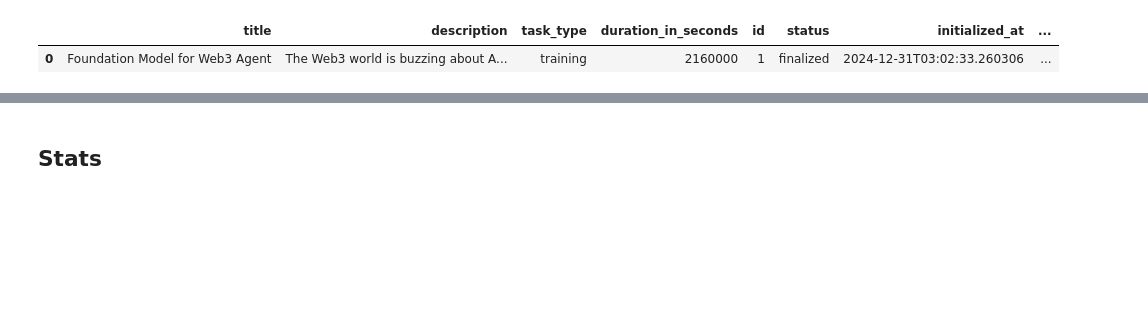
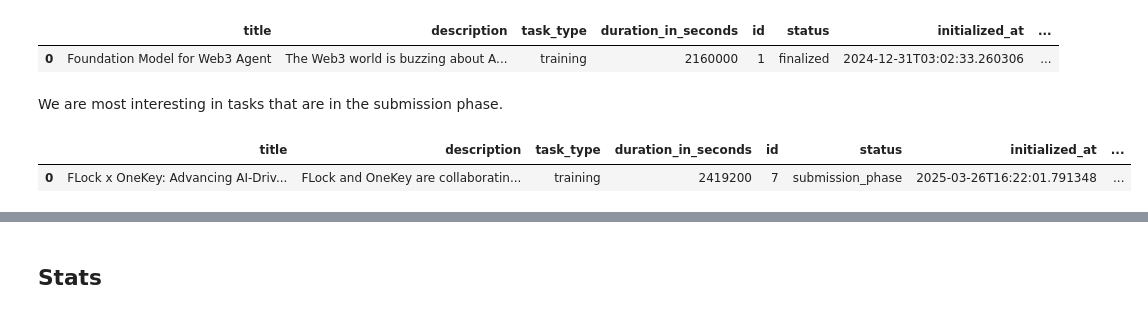
Before and after one commit to CarloLepelaars/flocky, a Jupyter notebook: nbs/01_api.ipynb, the cells around one changed output, grey strips where cells are left out. Cells and saved outputs as stored; diff of their text form; code cells hidden in the pictures; blank space fills up the shorter version.

```diff
--- a/nbs/01_api.ipynb
+++ b/nbs/01_api.ipynb
@@ -60,4 +67,14 @@ task_df
+# %% [markdown]
+We are most interesting in tasks that are in the submission phase.
 # %%
 #|export
-def list_open_tasks():
-    return urljson(f'{BASE_URL}tasks/list?status=submission_phase')
+def open_tasks(as_df: bool = False):
+    j = urljson(f'{BASE_URL}tasks/list?status=submission_phase')
+    return pd_parse(j) if as_df else j
+# %%
+#|eval: false
+open_task_df = open_tasks(as_df=True)
+open_task_df
+# %% [output]
+|  | title | description | task_type | duration_in_seconds | id | status | initialized_at | ... |
+| 0 | FLock x OneKey: Advancing AI-Driv... | FLock and OneKey are collaboratin... | training | 2419200 | 7 | submission_phase | 2025-03-26T16:22:01.791348 | ... |
```
Also changed, not shown: parts of 54 cells of this notebook, 7 other files.
